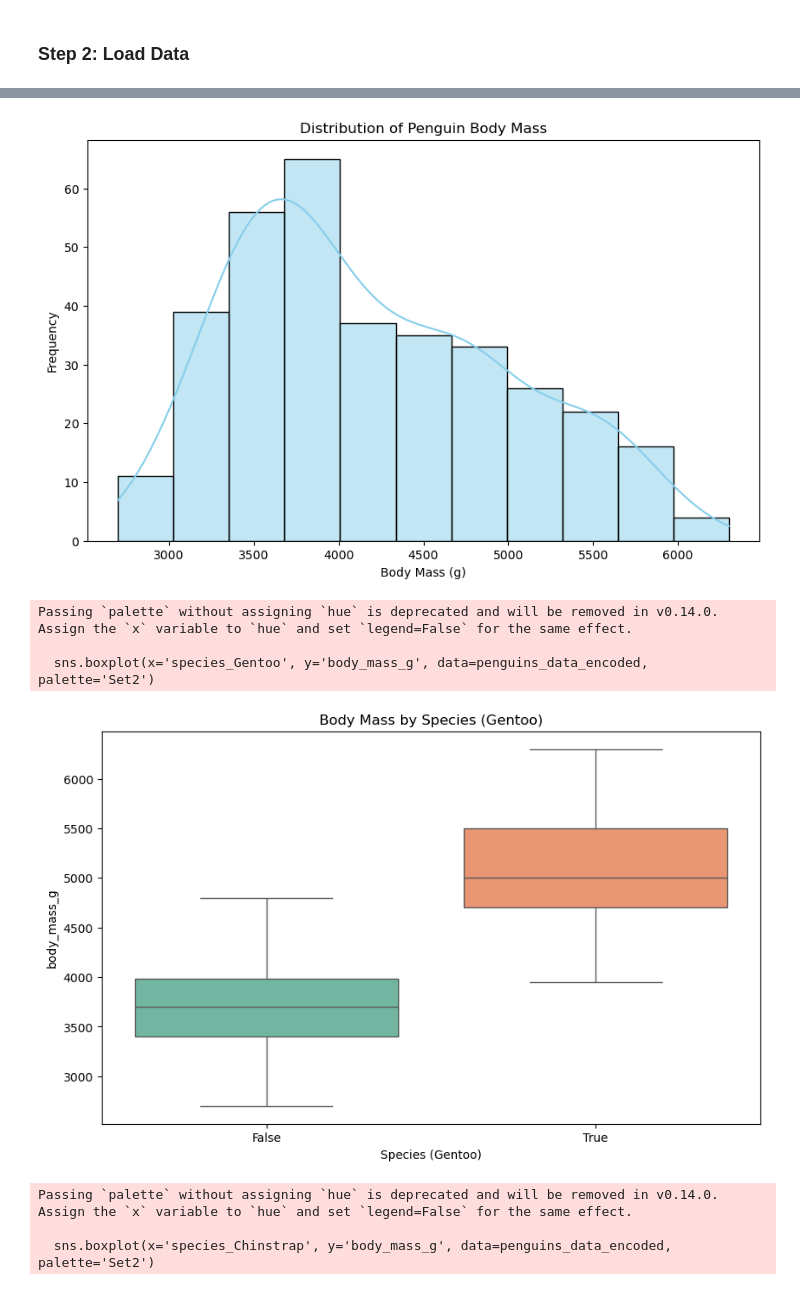
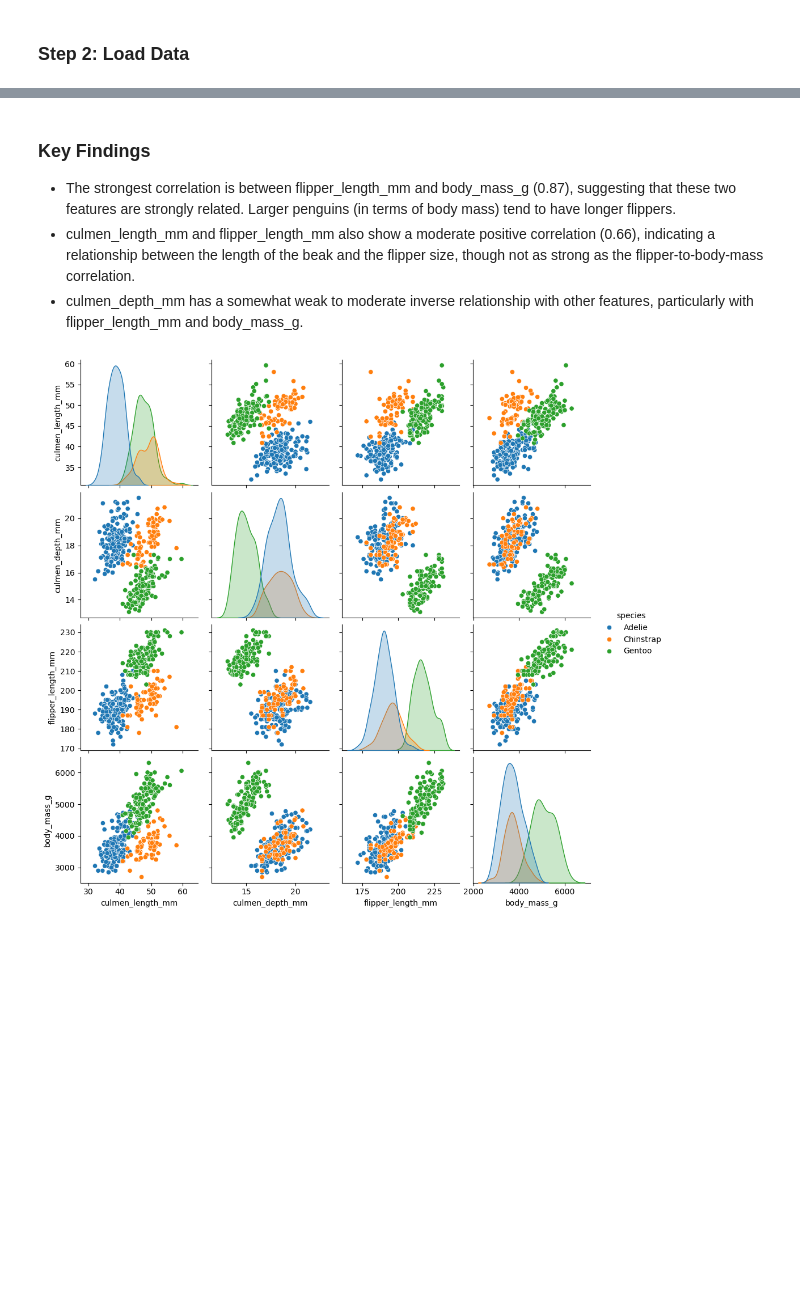
Before and after one commit to MiltonGreat/Palmer-Penguins, a Jupyter notebook: Palmer Penguins.ipynb, the cells around one changed output, grey strips where cells are left out. Cells and saved outputs as stored; diff of their text form; code cells hidden in the pictures; blank space fills up the shorter version.

```diff
--- a/Palmer Penguins.ipynb
+++ b/Palmer Penguins.ipynb
@@ -67,3 +108,6 @@ for species in penguins_data['species'].unique():
 
 # Impute missing values in 'sex' column with the mode
 penguins_data['sex'] = penguins_data['sex'].fillna(penguins_data['sex'].mode()[0])
+
+# Remove rows where 'sex' is '.'
+penguins_data = penguins_data[penguins_data['sex'].isin(['MALE', 'FEMALE'])]
@@ -100,64 +317,12 @@ Index(['island', 'culmen_length_mm', 'culmen_depth_mm', 'flipper_length_mm',
+# %% [markdown]
+### Key Findings
+
+- The strongest correlation is between flipper_length_mm and body_mass_g (0.87), suggesting that these two features are strongly related. Larger penguins (in terms of body mass) tend to have longer flippers.
+- culmen_length_mm and flipper_length_mm also show a moderate positive correlation (0.66), indicating a relationship between the length of the beak and the flipper size, though not as strong as the flipper-to-body-mass correlation.
+- culmen_depth_mm has a somewhat weak to moderate inverse relationship with other features, particularly with flipper_length_mm and body_mass_g.
 # %%
-# Visualize the Data After Cleaning/Transformation
-
-# Distribution of body mass after cleaning
-plt.figure(figsize=(10, 6))
-sns.histplot(penguins_data['body_mass_g'], kde=True, color='skyblue')
-plt.title('Distribution of Penguin Body Mass')
-plt.xlabel('Body Mass (g)')
-plt.ylabel('Frequency')
+# 12. Pairplot of Dataset
+sns.pairplot(penguins_data, hue='species')
 plt.show()
-
-# Boxplot of body mass by species (using the one-hot encoded 'species' columns)
-
-# Plot for Gentoo
-plt.figure(figsize=(10, 6))
-sns.boxplot(x='species_Gentoo', y='body_mass_g', data=penguins_data_encoded, palette='Set2')
-plt.title('Body Mass by Species (Gentoo)')
-plt.xlabel('Species (Gentoo)')
-plt.show()
-
-# Plot for Chinstrap
-plt.figure(figsize=(10, 6))
-sns.boxplot(x='species_Chinstrap', y='body_mass_g', data=penguins_data_encoded, palette='Set2')
-plt.title('Body Mass by Species (Chinstrap)')
-plt.xlabel('Species (Chinstrap)')
-plt.show()
-
-# Melt data for comparison of both species (Chinstrap vs Gentoo)
-penguins_data_melted = penguins_data_encoded.melt(
-    id_vars=['body_mass_g'],
-    value_vars=['species_Chinstrap', 'species_Gentoo'],
-    var_name='species',
-    value_name='species_present'
-)
-
-# Filter for rows where species is present
-penguins_data_melted = penguins_data_melted[penguins_data_melted['species_present'] == 1]
-
-# Plot for both species (comparison)
-plt.figure(figsize=(10, 6))
-sns.boxplot(x='species', y='body_mass_g', data=penguins_data_melted, palette='Set2')
-plt.title('Body Mass Comparison (Chinstrap vs Gentoo)')
-plt.xlabel('Species')
-plt.show()
-
-# Correlation matrix of numerical features
-correlation = penguins_data[['culmen_length_mm', 'culmen_depth_mm', 'flipper_length_mm', 'body_mass_g']].corr()
-print("\nCorrelation matrix after handling outliers:")
-print(correlation)
-
-# Visualize the correlation matrix
-plt.figure(figsize=(8, 6))
-sns.heatmap(correlation, annot=True, cmap='coolwarm', fmt='.2f', cbar=True)
-plt.title('Correlation Matrix of Numerical Features')
-plt.show()
 # %% [output]
-[figure, old version]
+[figure, new version]
-Passing `palette` without assigning `hue` is deprecated and will be removed in v0.14.0. Assign the `x` variable to `hue` and set `legend=False` for the same effect.
-
-  sns.boxplot(x='species_Gentoo', y='body_mass_g', data=penguins_data_encoded, palette='Set2')
-[figure, removed]
-Passing `palette` without assigning `hue` is deprecated and will be removed in v0.14.0. Assign the `x` variable to `hue` and set `legend=False` for the same effect.
-
-  sns.boxplot(x='species_Chinstrap', y='body_mass_g', data=penguins_data_encoded, palette='Set2')
```
Also changed, not shown: parts of 45 cells of this notebook.
